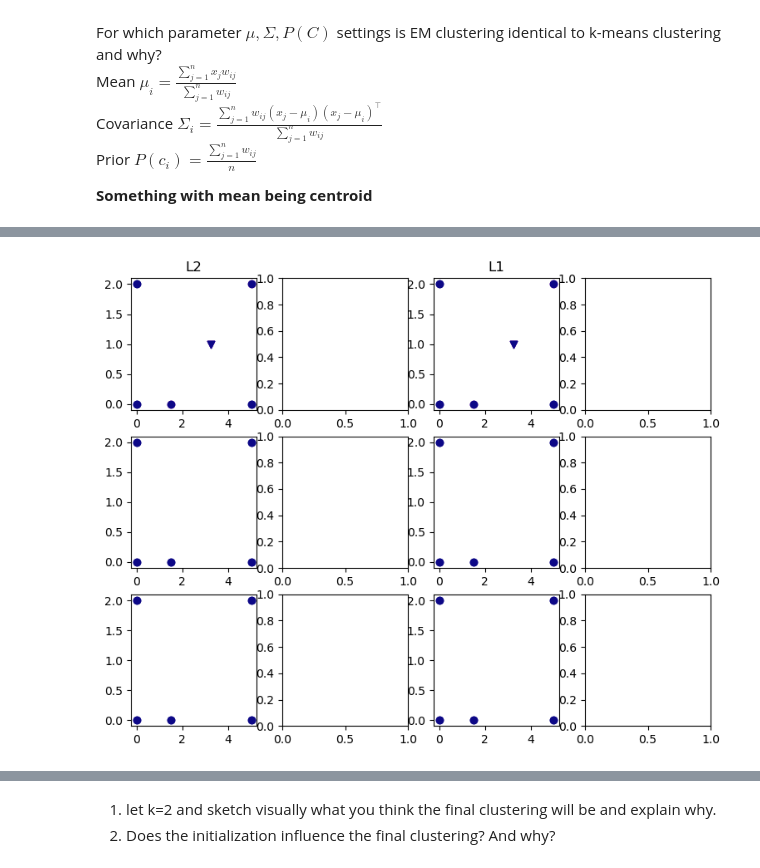
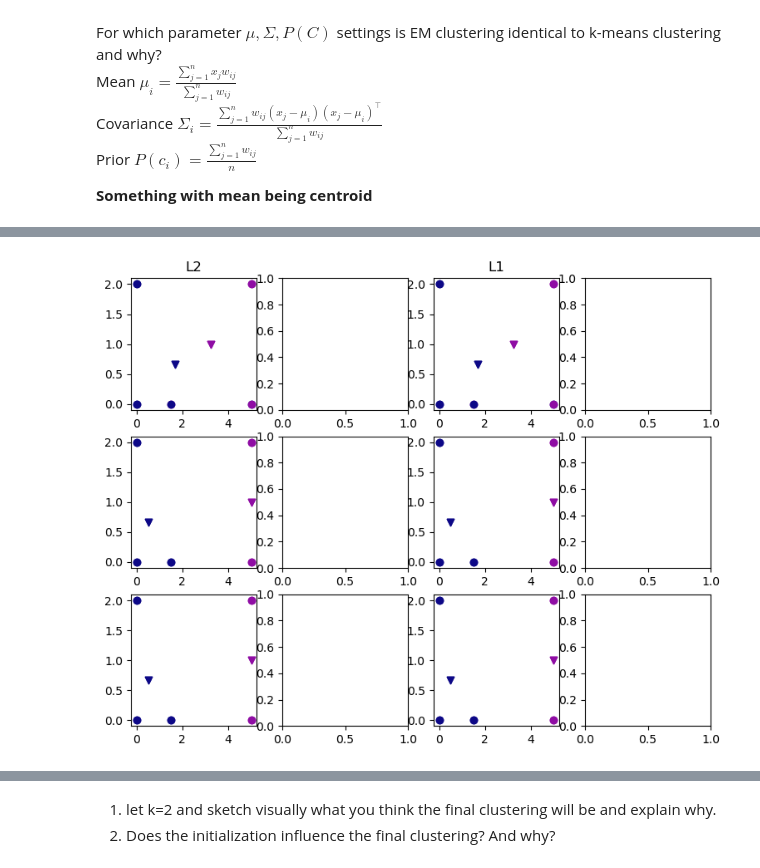
Before and after one commit to Salling18/dm2023-exercises, a Jupyter notebook: exercises/Week-2-clustering-23.ipynb, the cells around one changed output, grey strips where cells are left out. Drawn from its saved outputs; the diff is of its cells as text; code cells hidden in the pictures.

```diff
--- a/exercises/Week-2-clustering-23.ipynb
+++ b/exercises/Week-2-clustering-23.ipynb
@@ -129,35 +129,35 @@ colormap = cm.get_cmap('plasma')
 colors = colormap([0., 0.3, 0.6])
 iterations = 3
 
 def plot(ax, i, j, X, mu, clusters):
     K = np.max(clusters)+1
     for k in range(K):
         ax[i, j].scatter(*(X[clusters==k].T), c=[colors[k]])
         ax[i, j].scatter([mu[k, 0]], [mu[k,1]], c=[colors[k]], marker='v')
 
 
 
 def kmeans(dit_fn, minimize_fn, axes, iterations=iterations, k=2):
     clusters = np.array([0,0,1,0,1])
     for i in range(iterations):
-        mu = np.array([minimize_fn(X[clusters==1], axis=0) for i in range(k)])
+        mu = np.array([minimize_fn(X[clusters==i], axis=0) for i in range(k)])
         plot(axes, i, 0, X, mu, clusters)
 
         dists = np.array([[dit_fn(mui, x) for mui in mu] for x in X])
         clusters = np.argmin(dists, axis=1)
         plot(axes, i, 0, X, mu, clusters)
 
 L2_norm = lambda x,y: np.sqrt(((x-y)**2).sum())
 L1_norm = lambda x, y: np.sum(np.abs(x-y))
 
 fig, ax = plt.subplots(iterations, 4, figsize=[9, 7])
 ax[0, 0].set_title("L2")
 ax[0, 2].set_title("L1")
 
 kmeans(L2_norm, np.mean, ax[:,:2])
 kmeans(L1_norm, np.mean, ax[:, 2:])
 # %% [output]
-[figure, old version]
+[figure, new version]
 # %% [markdown]
 # Optionals
 ## Exercise 7
```
